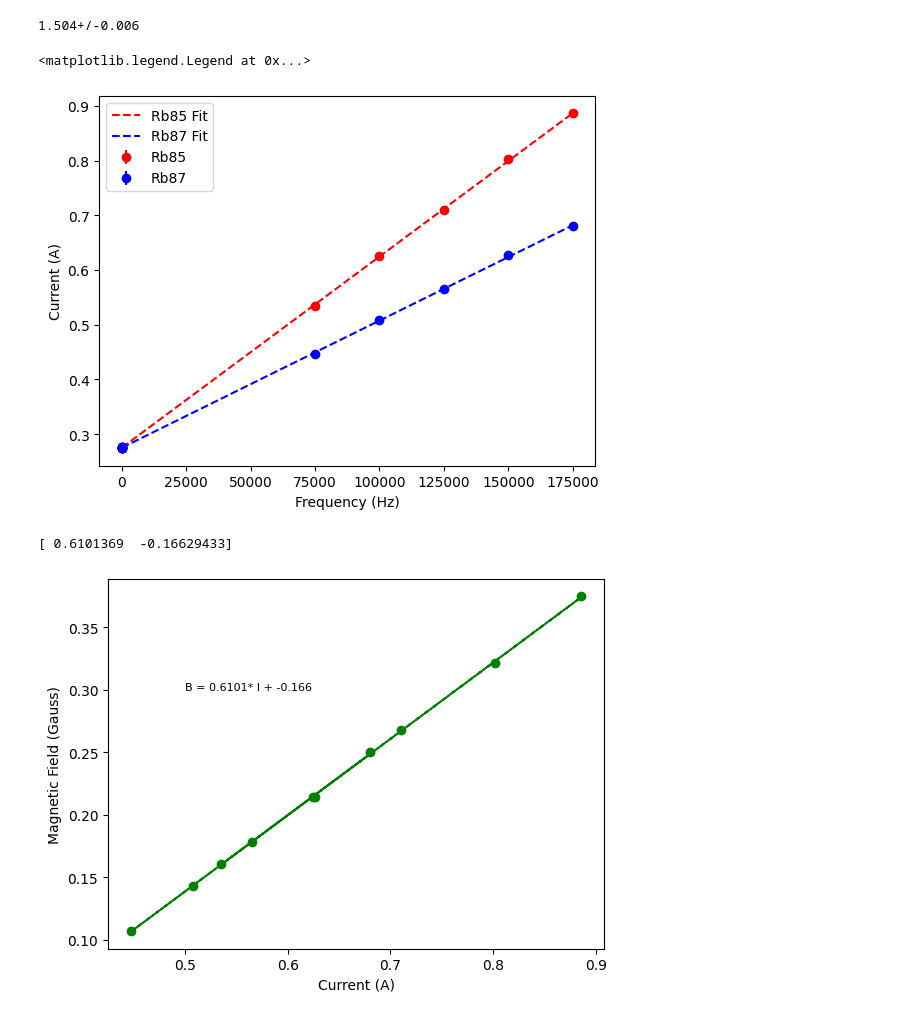
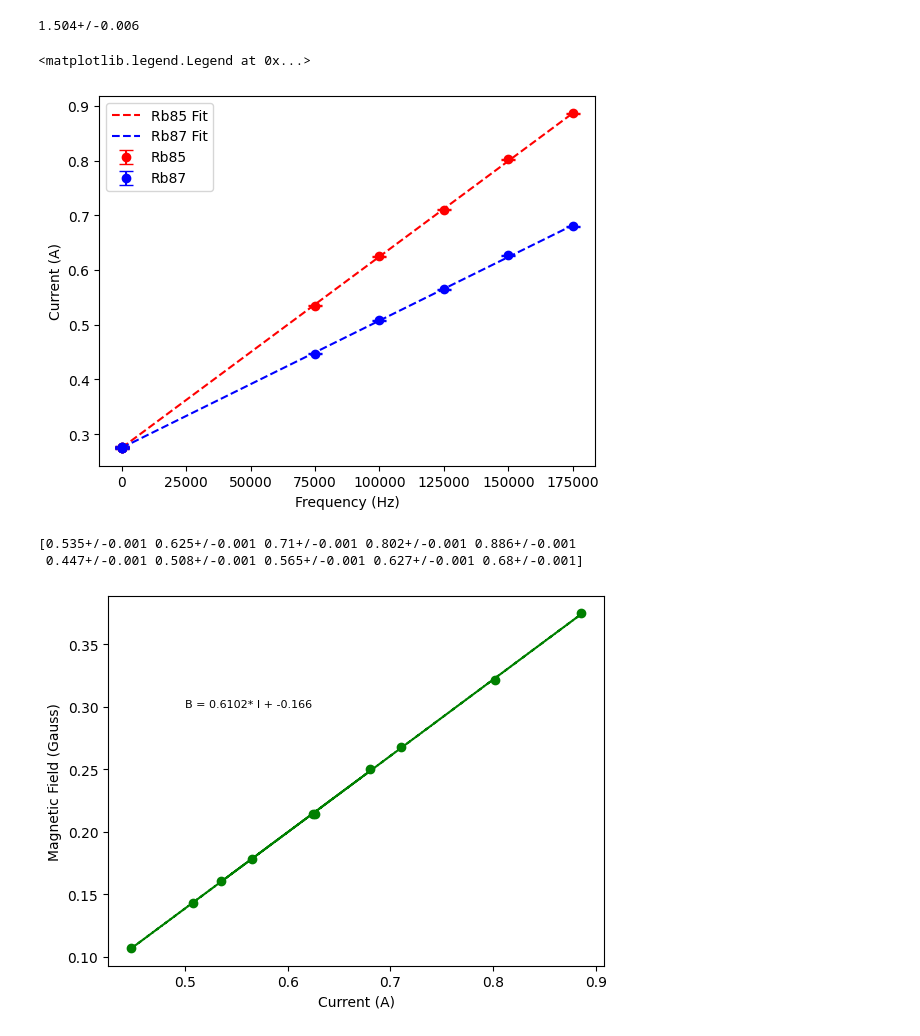
Before and after one commit to Shaquible/ENPH453, a Jupyter notebook: pump/lowFieldZeeman.ipynb, the cells around one changed output. Saved outputs shown, nothing was run; the diff lists cells and outputs as text; code cells hidden in the pictures.

```diff
--- a/pump/lowFieldZeeman.ipynb
+++ b/pump/lowFieldZeeman.ipynb
@@ -9,30 +13,30 @@ def linear_fit(x, a, b):
 # %%
 frequencies = np.array([0,0,0,0,0,75e3, 100e3, 125e3, 150e3, 175e3])
 #uncs here should be 0.001
 rb87 = np.array([0.274,0.275,0.276,0.277,0.275,0.447,0.508,0.565,0.627,0.680])
 rb85 = np.array([0.274,0.275,0.276,0.277,0.275,0.535,0.625,0.710,0.802,0.886])
 popt1, pcov1 = curve_fit(linear_fit, frequencies, rb85, sigma = 0.001*np.ones(len(frequencies)))
 popt2, pcov2 = curve_fit(linear_fit, frequencies, rb87, sigma = 0.001*np.ones(len(frequencies)))
 slope1 = unc.ufloat(popt1[0], np.sqrt(pcov1[0,0]))
 slope2 = unc.ufloat(popt2[0], np.sqrt(pcov2[0,0]))
 slope1 = 1/slope1
 slope2 = 1/slope2
 print(slope2/slope1)
 
 
 
-plt.errorbar(frequencies, rb85, fmt = 'ro', yerr= 0.001, label='Rb85')
-plt.errorbar(frequencies, rb87, fmt = 'bo', yerr= 0.001, label='Rb87')
+plt.errorbar(frequencies, rb85, fmt = 'ro', yerr= 0.001, label='Rb85', capsize = 5)
+plt.errorbar(frequencies, rb87, fmt = 'bo', yerr= 0.001, label='Rb87', capsize=5)
 plt.plot(frequencies, linear_fit(frequencies, *popt1), 'r--', label='Rb85 Fit')
 plt.plot(frequencies, linear_fit(frequencies, *popt2), 'b--', label='Rb87 Fit')
 plt.xlabel('Frequency (Hz)')
 plt.ylabel('Current (A)')
 
 plt.legend()
 # %% [output]
 1.504+/-0.006
 <matplotlib.legend.Legend at 0x...>
-[figure, old version]
+[figure, new version]
 # %%
 rb85Transitions = rb85[5:]
 rb87Transitions = rb87[5:]
@@ -41,19 +45,20 @@ B85 = transitionFreqs/1.3996e6*3
 B87 = transitionFreqs/1.3996e6*2
 BS = np.concatenate((B85, B87))
 Is = np.concatenate((rb85Transitions, rb87Transitions))
-popt3, pcov3 = curve_fit(linear_fit, Is, BS)
-print(popt3)
-plt.plot(Is, linear_fit(Is, *popt3), 'g--', label='Fit')
-plt.plot(Is, BS, 'go', label='Data')
+Is = unp.uarray(Is, 0.001*np.ones(len(Is)))
+popt3, pcov3 = curve_fit(inverseLinearFit, BS, unp.nominal_values(Is), sigma = unp.std_devs(Is))
+plt.plot(unp.nominal_values(Is), unp.nominal_values(linear_fit(Is, *popt3)), 'g--', label='Fit')
+plt.plot(unp.nominal_values(Is), unp.nominal_values(BS), 'go', label='Data')
 plt.text(0.5, 0.3, 'B = ' + str(popt3[0])[:6] + '* I + ' + str(popt3[1])[:6], fontsize=8)
 plt.xlabel('Current (A)')
 plt.ylabel('Magnetic Field (Gauss)')
 plt.show()
 
 def sweepB(I):
-    return popt3[0]*I + popt3[1]
+    return unc.ufloat(popt3[0], np.sqrt(pcov3[0,0]))*I + unc.ufloat(popt3[1], np.sqrt(pcov3[1,1]))
 # %% [output]
-[ 0.6101369  -0.16629433]
+[0.535+/-0.001 0.625+/-0.001 0.71+/-0.001 0.802+/-0.001 0.886+/-0.001
+ 0.447+/-0.001 0.508+/-0.001 0.565+/-0.001 0.627+/-0.001 0.68+/-0.001]
 [figure]
 # %%
 def slopeFit(x, a):
```
Also changed, not shown: parts of 8 cells of this notebook.
